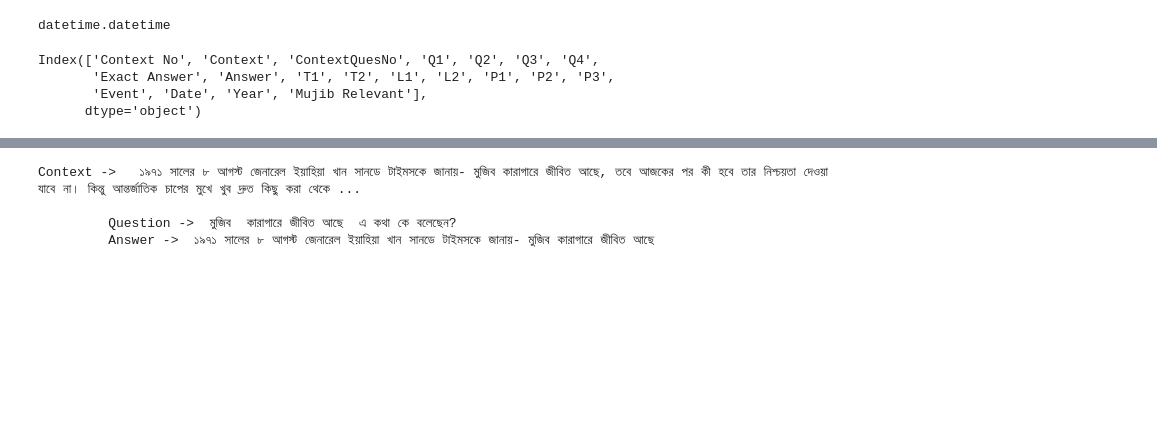
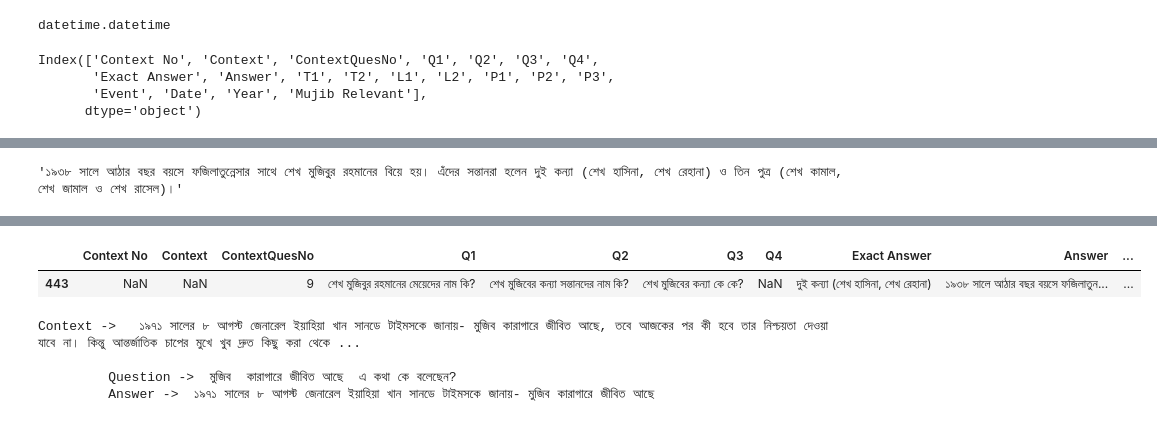
Before and after one commit to afschowdhury/m_jiggasa_test, a Jupyter notebook: schema experiments/dataset_final.ipynb, the cells around one changed output, grey strips where cells are left out. Saved outputs shown, nothing was run; the diff lists cells and outputs as text; code cells hidden in the pictures; blank space fills up the shorter version.

```diff
--- a/schema experiments/dataset_final.ipynb
+++ b/schema experiments/dataset_final.ipynb
@@ -413,8 +521,17 @@ full_df[4]
+# %%
+context[ctx_index[-1]]
+# %% [output]
+'১৯৩৮ সালে আঠার বছর বয়সে ফজিলাতুন্নেসার সাথে শেখ মুজিবু্র রহমানের বিয়ে হয়। এঁদের সন্তানরা হলেন দুই কন্যা (শেখ হাসিনা, শেখ রেহানা) ও তিন পুত্র (শেখ কামাল, শেখ জামাল ও শেখ রাসেল)।'
 # %%
 df.head(1)
 # %% [output]
 |  | Context No | Context | ContextQuesNo | Q1 | Q2 | Q3 | Q4 | Exact Answer | Answer | ... |
 | 0 | 1 | ১৯২০ সালের ১৭ মার্চ গোপালগঞ্জ জেল... | 1.0 | শেখ মুজিবুর রহমান কোথায় জন্মগ্রহণ... | বঙ্গবন্ধুর জন্মস্থান কোথায়? | বঙ্গবন্ধুর জন্মস্থান কই ? | বঙ্গবন্ধুর গ্রামের বাড়ি কই ? | গোপালগঞ্জ জেলার টুঙ্গিপাড়া গ্রামে | গোপালগঞ্জ জেলার টুঙ্গিপাড়া গ্রাম... | ... |
+# %%
+df.tail(1)
+# %% [output]
+|  | Context No | Context | ContextQuesNo | Q1 | Q2 | Q3 | Q4 | Exact Answer | Answer | ... |
+| 443 | NaN | NaN | 9 | শেখ মুজিবুর রহমানের মেয়েদের নাম কি? | শেখ মুজিবের কন্যা সন্তানদের নাম কি? | শেখ মুজিবের কন্যা কে কে? | NaN | দুই কন্যা (শেখ হাসিনা, শেখ রেহানা) | ১৯৩৮ সালে আঠার বছর বয়সে ফজিলাতুন... | ... |
 # %%
 def ans_finder(index):
     print("Context ->  ",full_df[index]['context'])
```
Also changed, not shown: parts of 8 cells of this notebook, 3 other files.
